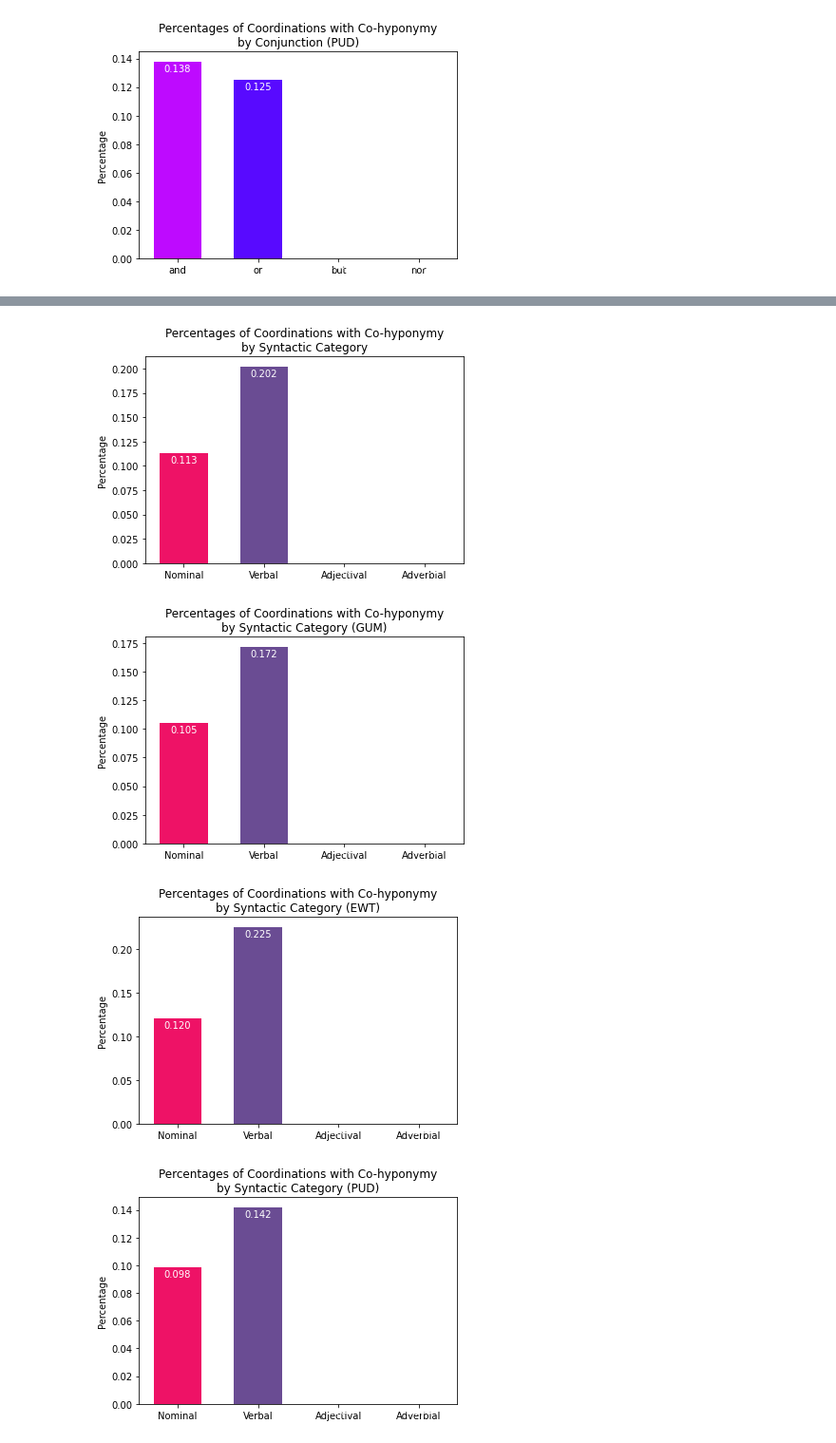
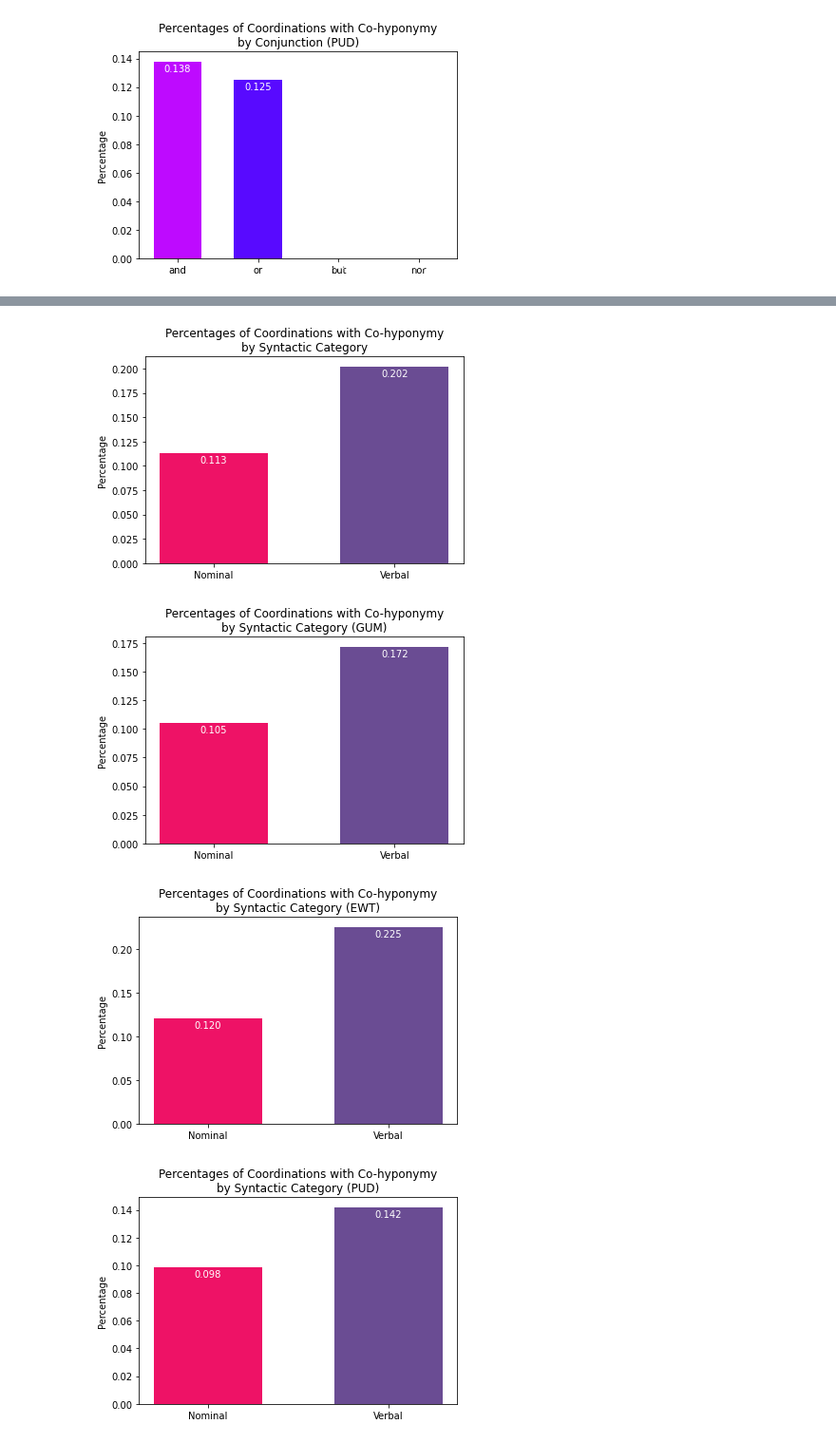
Before and after one commit to jkallini/SemanticCoordinationAnalysis, a Jupyter notebook: analysis.ipynb, the cells around one changed output, grey strips where cells are left out. Shown: that part at 95% size. Saved outputs shown, nothing was run; the diff lists cells and outputs as text; code cells hidden in the pictures.

Commit message:
Refactor plotting functions

```diff
--- a/analysis.ipynb
+++ b/analysis.ipynb
@@ -33,6 +34,8 @@ CATEGORY_COLORS = {
 }
 
 CONJUNCTIONS = ['and', 'or', 'but', 'nor']
+
+CATEGORIES = [upos.NOUN, upos.VERB, upos.ADJ, upos.ADV]
 # %%
 def get_df_from_path(path):
     '''
@@ -87,0 +148,40 @@ def get_wordnet_dfs(df):
+# %%
+def distribution_by_category(relation_df, freq_func, relation_title, outfile,
+    categories=CATEGORIES, source=None):
+
+    print(source) if source is not None else print('All Data')
+    print()
+
+    labels = []
+    freqs = []
+
+    nouns, verbs, adjps, advps = utils.likes_by_category(relation_df)
+
+    if upos.NOUN in categories:
+        print('Nominal')
+        labels.append('Nominal')
+        freqs.append(freq_func(nouns))
+
+    if upos.VERB in categories:
+        print('Verbal')
+        labels.append('Verbal')
+        freqs.append(freq_func(verbs))
+
+    if upos.ADJ in categories:
+        print('Adjectival')
+        labels.append('Adjectival')
+        freqs.append(freq_func(adjps))
+
+    if upos.ADV in categories:
+        print('Adverbial')
+        labels.append('Adverbial')
+        freqs.append(freq_func(advps))
+
+    title = 'Percentages of Coordinations with {}\nby Syntactic Category'.format(
+        relation_title)
+    if source is not None:
+        title = title + ' ({})'.format(source)
+
+    plot_single_bar(labels, freqs, title, outfile, CATEGORY_COLORS.values())
+
+    print()
@@ -662,6 +644,7 @@ cohyps: 0
 # %%
 def cohyponymy_category_distribution(df, outfile, source=None):
-    distribution_by_category(df, get_cohyponyms_freqs, "Co-hyponymy", outfile, source)
+    distribution_by_category(df, get_cohyponyms_freqs, "Co-hyponymy", outfile,
+        categories=[upos.NOUN, upos.VERB], source=source)
 
 cohyponymy_category_distribution(all_cohyponymy_df, 'charts/cohyponymy_by_category.pdf')
 cohyponymy_category_distribution(gum_cohyponymy_df, 'charts/GUM_cohyponymy_by_category.pdf', source='GUM')
@@ -688,4 +671,4 @@ cohyps: 0
-[figure, old version]
+[figure, new version]
-[figure, old version]
+[figure, new version]
-[figure, old version]
+[figure, new version]
-[figure, old version]
+[figure, new version]
```
Also changed, not shown: parts of 25 cells of this notebook.
